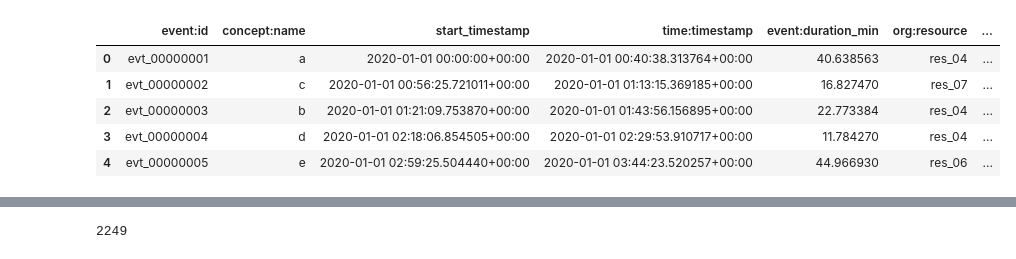
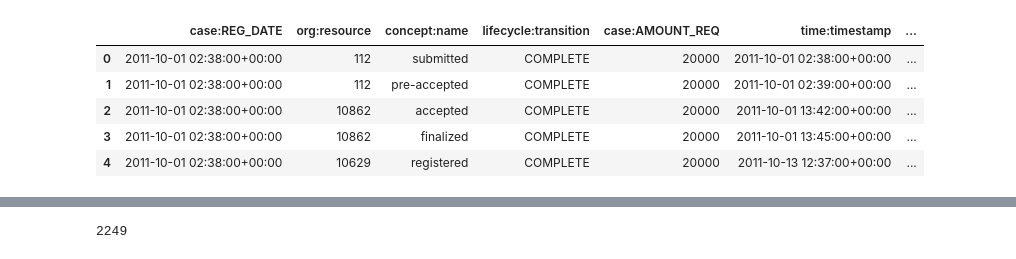
Before and after one commit to boraderen/thesis, a Jupyter notebook: notebooks/misc.ipynb, the cells around one changed output, grey strips where cells are left out. Cells and saved outputs as stored; diff of their text form; code cells hidden in the pictures.

```diff
--- a/notebooks/misc.ipynb
+++ b/notebooks/misc.ipynb
@@ -4,12 +4,12 @@ import warnings
 import pandas as pd
 # %%
 warnings.filterwarnings("ignore")
-log = pm4py.read_xes("../data/example.xes")
+log = pm4py.read_xes("../data/bpi-log.xes")
 log.head()
 # %% [output]
-|  | event:id | concept:name | start_timestamp | time:timestamp | event:duration_min | org:resource | ... |
-| 0 | evt_00000001 | a | 2020-01-01 00:00:00+00:00 | 2020-01-01 00:40:38.313764+00:00 | 40.638563 | res_04 | ... |
-| 1 | evt_00000002 | c | 2020-01-01 00:56:25.721011+00:00 | 2020-01-01 01:13:15.369185+00:00 | 16.827470 | res_07 | ... |
-| 2 | evt_00000003 | b | 2020-01-01 01:21:09.753870+00:00 | 2020-01-01 01:43:56.156895+00:00 | 22.773384 | res_04 | ... |
-| 3 | evt_00000004 | d | 2020-01-01 02:18:06.854505+00:00 | 2020-01-01 02:29:53.910717+00:00 | 11.784270 | res_04 | ... |
-| 4 | evt_00000005 | e | 2020-01-01 02:59:25.504440+00:00 | 2020-01-01 03:44:23.520257+00:00 | 44.966930 | res_06 | ... |
+|  | case:REG_DATE | org:resource | concept:name | lifecycle:transition | case:AMOUNT_REQ | time:timestamp | ... |
+| 0 | 2011-10-01 02:38:00+00:00 | 112 | submitted | COMPLETE | 20000 | 2011-10-01 02:38:00+00:00 | ... |
+| 1 | 2011-10-01 02:38:00+00:00 | 112 | pre-accepted | COMPLETE | 20000 | 2011-10-01 02:39:00+00:00 | ... |
+| 2 | 2011-10-01 02:38:00+00:00 | 10862 | accepted | COMPLETE | 20000 | 2011-10-01 13:42:00+00:00 | ... |
+| 3 | 2011-10-01 02:38:00+00:00 | 10862 | finalized | COMPLETE | 20000 | 2011-10-01 13:45:00+00:00 | ... |
+| 4 | 2011-10-01 02:38:00+00:00 | 10629 | registered | COMPLETE | 20000 | 2011-10-13 12:37:00+00:00 | ... |
```
Also changed, not shown: parts of 2 cells of this notebook, 26 other files.
